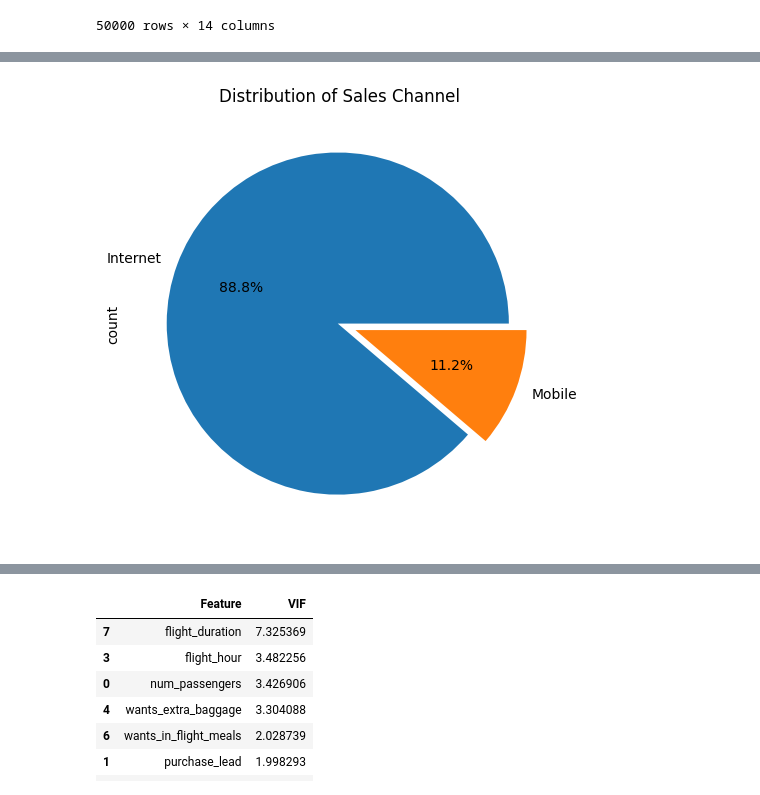
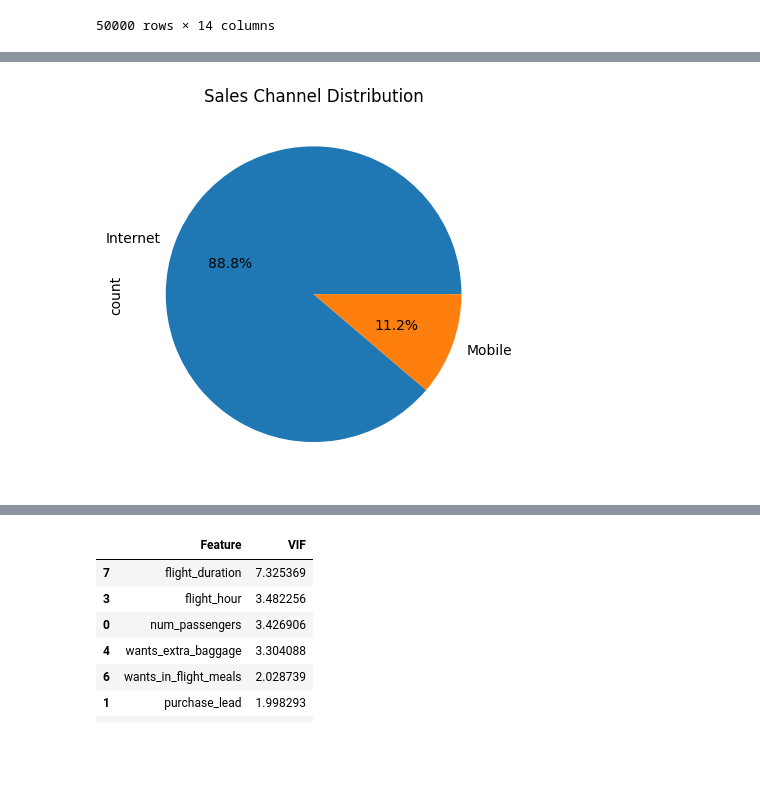
Before and after one commit to meet-vasita/British-Airways-Customer-Booking-Classification-Model, a Jupyter notebook: British_Airways.ipynb, the cells around one changed output, grey strips where cells are left out. Cells and saved outputs as stored; diff of their text form; code cells hidden in the pictures; blank space fills up the shorter version.

```diff
--- a/British_Airways.ipynb
+++ b/British_Airways.ipynb
@@ -78,9 +88,8 @@ unique_origins = df['booking_origin'].unique().tolist()
 # %%
-# Cell 4: Univariate Visualization - Pie chart for sales_channel
-df['sales_channel'].value_counts().plot.pie(autopct='%1.1f%%', explode=[0.01,0.1])
-plt.title('Distribution of Sales Channel')
-plt.tight_layout()
+df['sales_channel'].value_counts().plot(kind='pie',autopct='%1.1f%%')
+plt.title('Sales Channel Distribution')
 plt.show()
+#Most Preferred Platform of Users
 # %% [output]
-[figure, old version]
+[figure, new version]
 # %%
```
Also changed, not shown: parts of 36 cells of this notebook, 8 other files.
